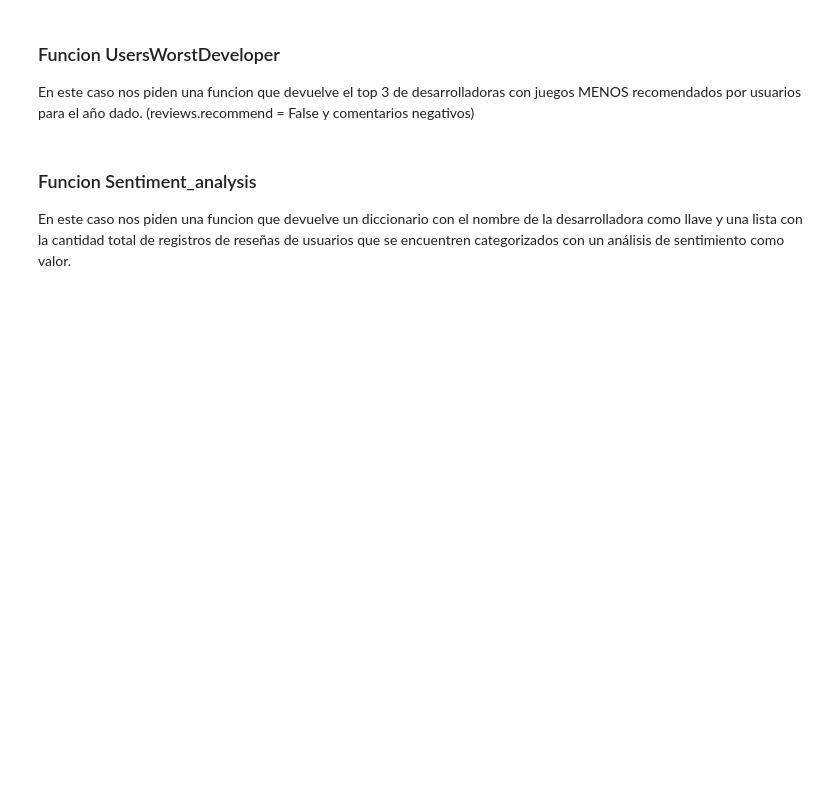
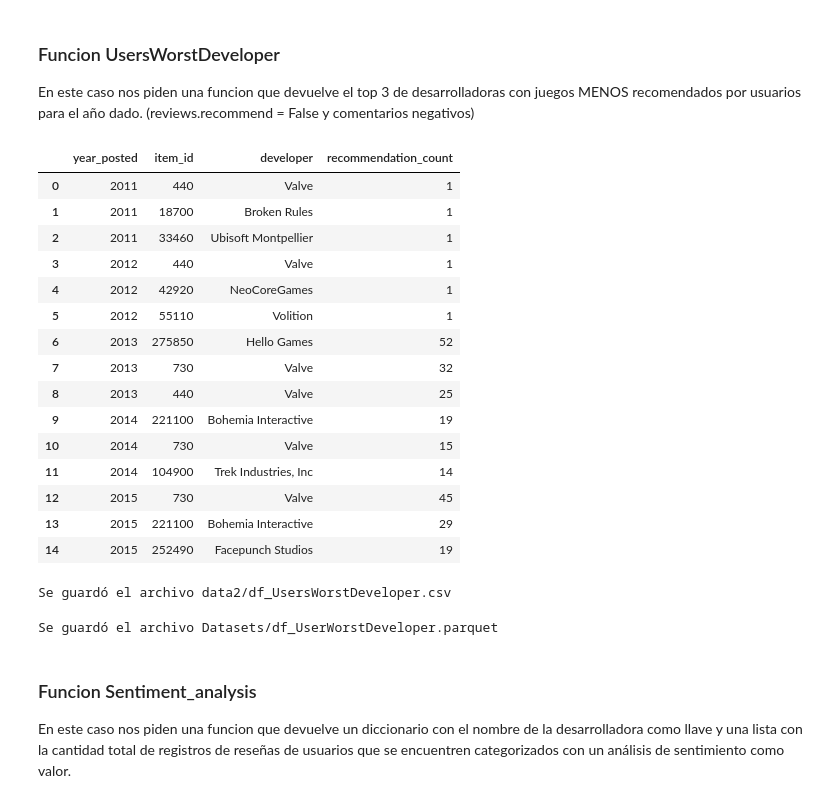
Before and after one commit to ASGuzman/PI_MLOps_Steam, a Jupyter notebook: DataFrames_Auxiliares.ipynb, the cells around one changed output. Saved outputs shown, nothing was run; the diff lists cells and outputs as text; code cells hidden in the pictures; blank space fills up the shorter version.

```diff
--- a/DataFrames_Auxiliares.ipynb
+++ b/DataFrames_Auxiliares.ipynb
@@ -203,6 +203,48 @@ Se guardó el archivo Datasets/df_UsersRecommend2.parquet
 # %% [markdown]
 ### Funcion UsersWorstDeveloper
 En este caso nos piden una funcion que devuelve el top 3 de desarrolladoras con juegos MENOS recomendados por usuarios para el año dado. (reviews.recommend = False y comentarios negativos)
+# %%
+df_output4 = df_output[["id", "developer"]].drop_duplicates()
+df_reviews4 = df_reviews[["item_id", "recommend", "year_posted","sentiment_analysis"]]
+df_reviews_merged4 = pd.merge(df_reviews4, df_output4, left_on="item_id", right_on="id")
+negative_reviews4 = df_reviews_merged4[(df_reviews_merged4["recommend"]== False) & (df_reviews_merged4["sentiment_analysis"] == 0)]
+grouped_reviews4 = negative_reviews4.groupby(["year_posted", "item_id", "developer"]).size().reset_index(name="recommendation_count")
+df_UsersWorstDeveloper = (
+    grouped_reviews4.sort_values(by=["year_posted", "recommendation_count"], ascending=[True, False])
+                   .groupby("year_posted")
+                   .head(3)
+                   .reset_index(drop=True)
+)
+df_UsersWorstDeveloper
+# %% [output]
+|  | year_posted | item_id | developer | recommendation_count |
+| 0 | 2011 | 440 | Valve | 1 |
+| 1 | 2011 | 18700 | Broken Rules | 1 |
+| 2 | 2011 | 33460 | Ubisoft Montpellier | 1 |
+| 3 | 2012 | 440 | Valve | 1 |
+| 4 | 2012 | 42920 | NeoCoreGames | 1 |
+| 5 | 2012 | 55110 | Volition | 1 |
+| 6 | 2013 | 275850 | Hello Games | 52 |
+| 7 | 2013 | 730 | Valve | 32 |
+| 8 | 2013 | 440 | Valve | 25 |
+| 9 | 2014 | 221100 | Bohemia Interactive | 19 |
+| 10 | 2014 | 730 | Valve | 15 |
+| 11 | 2014 | 104900 | Trek Industries, Inc | 14 |
+| 12 | 2015 | 730 | Valve | 45 |
+| 13 | 2015 | 221100 | Bohemia Interactive | 29 |
+| 14 | 2015 | 252490 | Facepunch Studios | 19 |
+# %%
+archivo_limpio7 = "data2/df_UsersWorstDeveloper.csv"
+df_UsersWorstDeveloper.to_csv(archivo_limpio7, index=False, encoding="utf-8")
+print(f"Se guardó el archivo {archivo_limpio7}")
+# %% [output]
+Se guardó el archivo data2/df_UsersWorstDeveloper.csv
+# %%
+archivo_limpio8 = "Datasets/df_UserWorstDeveloper.parquet"
+df_UsersWorstDeveloper.to_parquet(archivo_limpio8, index=False)
+print(f"Se guardó el archivo {archivo_limpio8}")
+# %% [output]
+Se guardó el archivo Datasets/df_UserWorstDeveloper.parquet
 # %% [markdown]
 ### Funcion Sentiment_analysis
 En este caso nos piden una funcion que devuelve un diccionario con el nombre de la desarrolladora como llave y una lista con la cantidad total de registros de reseñas de usuarios que se encuentren categorizados con un análisis de sentimiento como valor.
```
Also changed, not shown: 1 other file.
